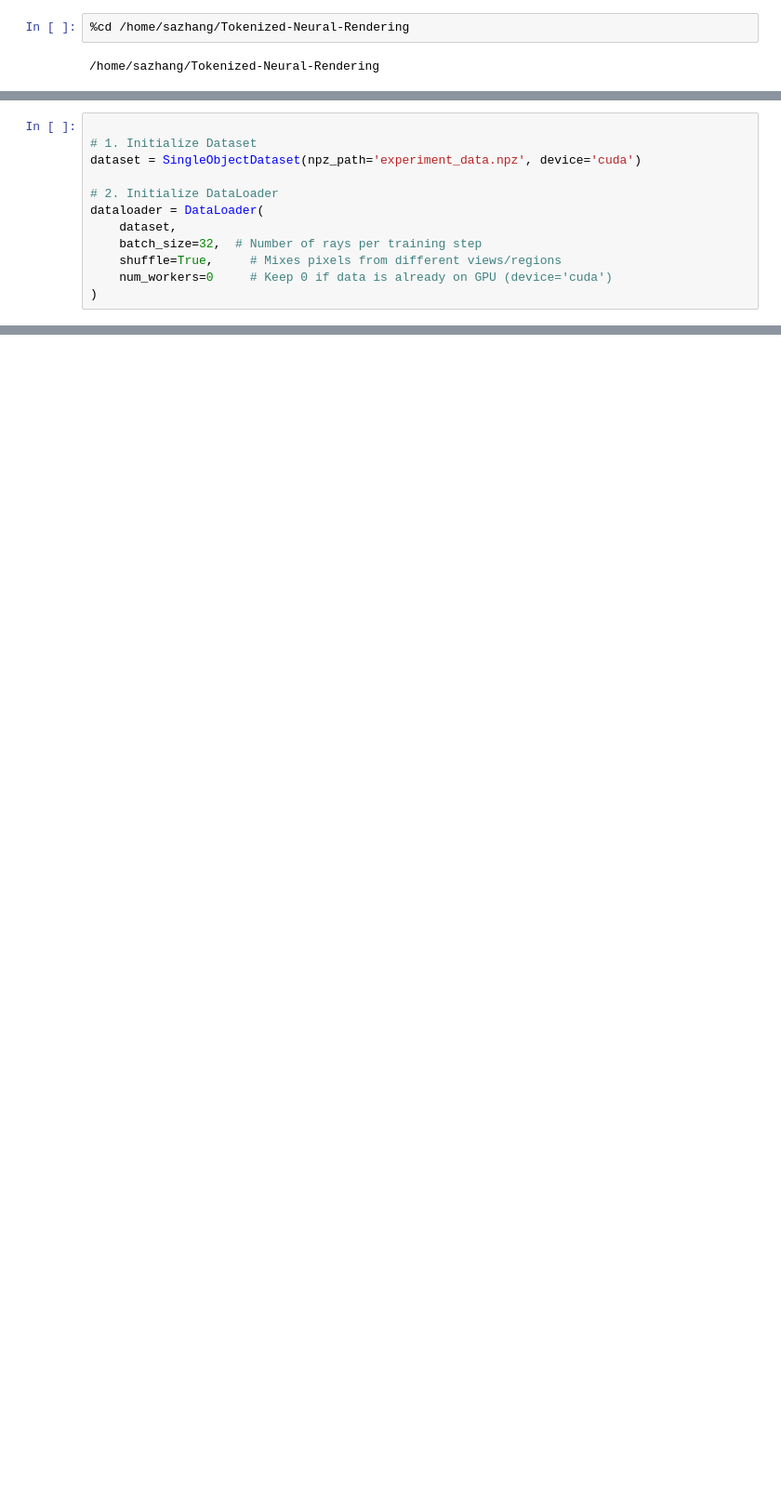
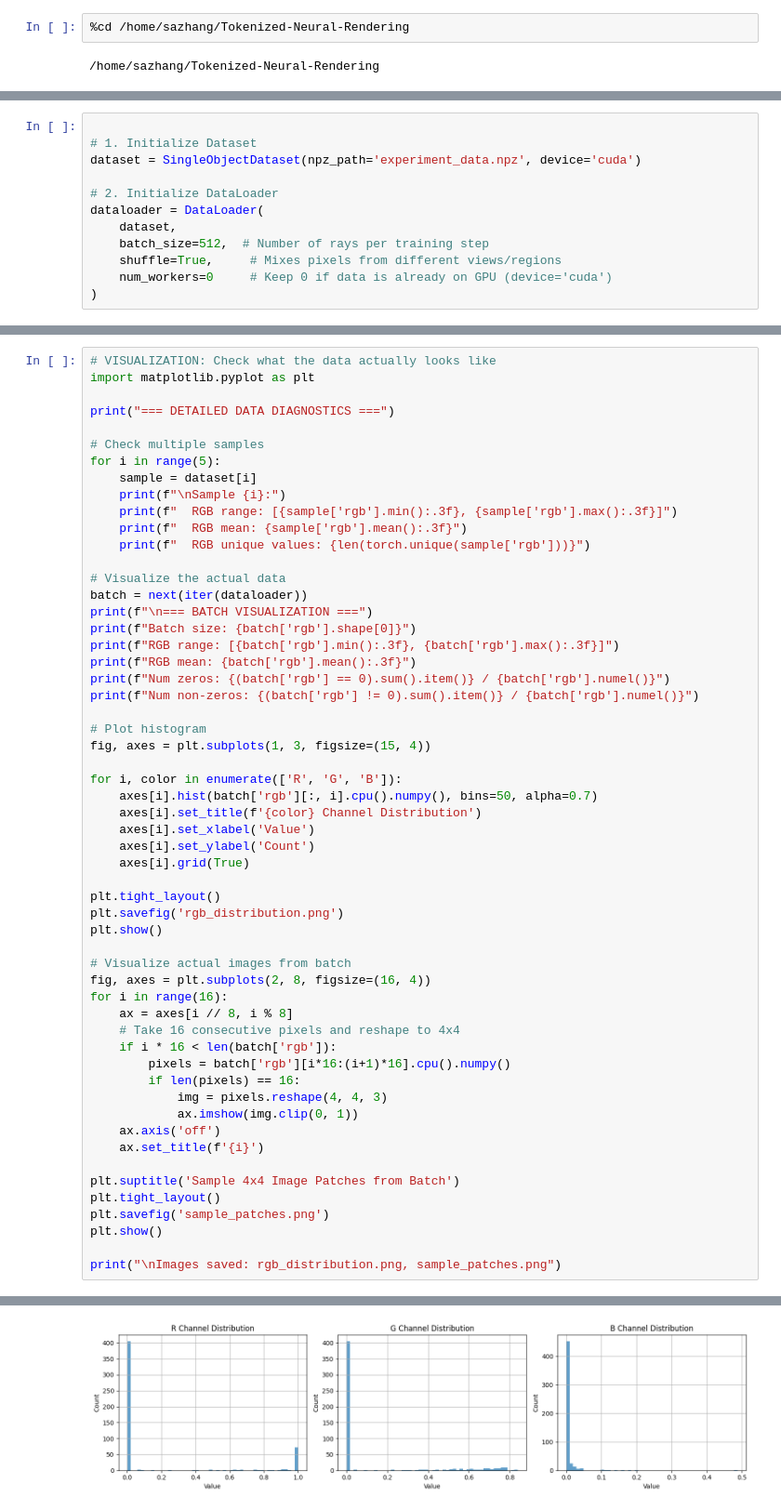
Before and after one commit to SarahZhang25/Tokenized-Neural-Rendering, a Jupyter notebook: pipeline/pipeline.ipynb, the cells around one changed output, grey strips where cells are left out. Shown at 93% size. Saved outputs shown, nothing was run; the diff lists cells and outputs as text; blank space fills up the shorter version.

```diff
--- a/pipeline/pipeline.ipynb
+++ b/pipeline/pipeline.ipynb
@@ -35,7 +48,7 @@ dataset = SingleObjectDataset(npz_path='experiment_data.npz', device='cuda')
 # 2. Initialize DataLoader
 dataloader = DataLoader(
     dataset,
-    batch_size=32,  # Number of rays per training step
+    batch_size=512,  # Number of rays per training step
     shuffle=True,     # Mixes pixels from different views/regions
     num_workers=0     # Keep 0 if data is already on GPU (device='cuda')
 )
@@ -49,0 +59,57 @@ dataset[0]
+# %%
+# VISUALIZATION: Check what the data actually looks like
+import matplotlib.pyplot as plt
+
+print("=== DETAILED DATA DIAGNOSTICS ===")
+
+# Check multiple samples
+for i in range(5):
+    sample = dataset[i]
+    print(f"\nSample {i}:")
+    print(f"  RGB range: [{sample['rgb'].min():.3f}, {sample['rgb'].max():.3f}]")
+    print(f"  RGB mean: {sample['rgb'].mean():.3f}")
+    print(f"  RGB unique values: {len(torch.unique(sample['rgb']))}")
+
+# Visualize the actual data
+batch = next(iter(dataloader))
+print(f"\n=== BATCH VISUALIZATION ===")
+print(f"Batch size: {batch['rgb'].shape[0]}")
+print(f"RGB range: [{batch['rgb'].min():.3f}, {batch['rgb'].max():.3f}]")
+print(f"RGB mean: {batch['rgb'].mean():.3f}")
+print(f"Num zeros: {(batch['rgb'] == 0).sum().item()} / {batch['rgb'].numel()}")
+print(f"Num non-zeros: {(batch['rgb'] != 0).sum().item()} / {batch['rgb'].numel()}")
+
+# Plot histogram
+fig, axes = plt.subplots(1, 3, figsize=(15, 4))
+
+for i, color in enumerate(['R', 'G', 'B']):
+    axes[i].hist(batch['rgb'][:, i].cpu().numpy(), bins=50, alpha=0.7)
+    axes[i].set_title(f'{color} Channel Distribution')
+    axes[i].set_xlabel('Value')
+    axes[i].set_ylabel('Count')
+    axes[i].grid(True)
+
+plt.tight_layout()
+plt.savefig('rgb_distribution.png')
+plt.show()
+
+# Visualize actual images from batch
+fig, axes = plt.subplots(2, 8, figsize=(16, 4))
+for i in range(16):
+    ax = axes[i // 8, i % 8]
+    # Take 16 consecutive pixels and reshape to 4x4
+    if i * 16 < len(batch['rgb']):
+        pixels = batch['rgb'][i*16:(i+1)*16].cpu().numpy()
+        if len(pixels) == 16:
+            img = pixels.reshape(4, 4, 3)
+            ax.imshow(img.clip(0, 1))
+    ax.axis('off')
+    ax.set_title(f'{i}')
+
+plt.suptitle('Sample 4x4 Image Patches from Batch')
+plt.tight_layout()
+plt.savefig('sample_patches.png')
+plt.show()
+
+print("\nImages saved: rgb_distribution.png, sample_patches.png")
+# %% [output]
@@ -49,0 +133 @@ dataset[0]
+[figure, added]
```
Also changed, not shown: parts of 9 cells of this notebook, 41 other files.
